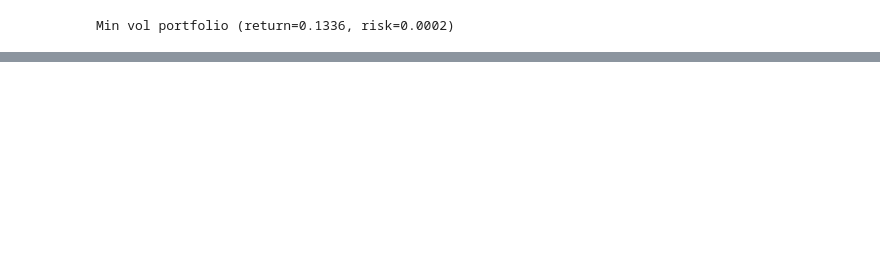
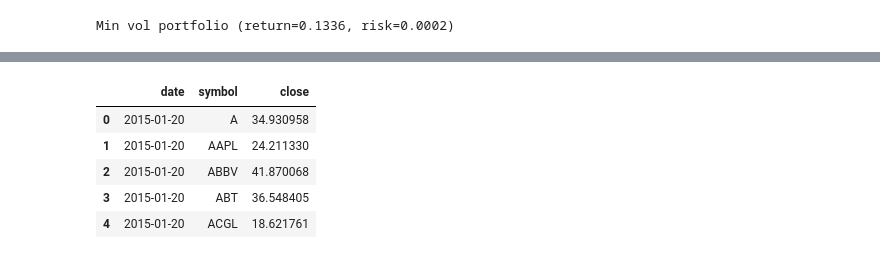
Before and after one commit to druce/portfolio_optimization, a Jupyter notebook: Portfolio optimization.ipynb, the cells around one changed output, grey strips where cells are left out. Drawn from its saved outputs; the diff is of its cells as text; code cells hidden in the pictures; blank space fills up the shorter version.

```diff
--- a/Portfolio optimization.ipynb
+++ b/Portfolio optimization.ipynb
@@ -2288,0 +2853,12 @@ plt.plot(x,y);
+# %%
+# fix index
+df = df.reset_index()
+df["date"] = pd.to_datetime(df["date"])
+df.head()
+# %% [output]
+|  | date | symbol | close |
+| 0 | 2015-01-20 | A | 34.930958 |
+| 1 | 2015-01-20 | AAPL | 24.211330 |
+| 2 | 2015-01-20 | ABBV | 41.870068 |
+| 3 | 2015-01-20 | ABT | 36.548405 |
+| 4 | 2015-01-20 | ACGL | 18.621761 |
```
Also changed, not shown: parts of 39 cells of this notebook.
